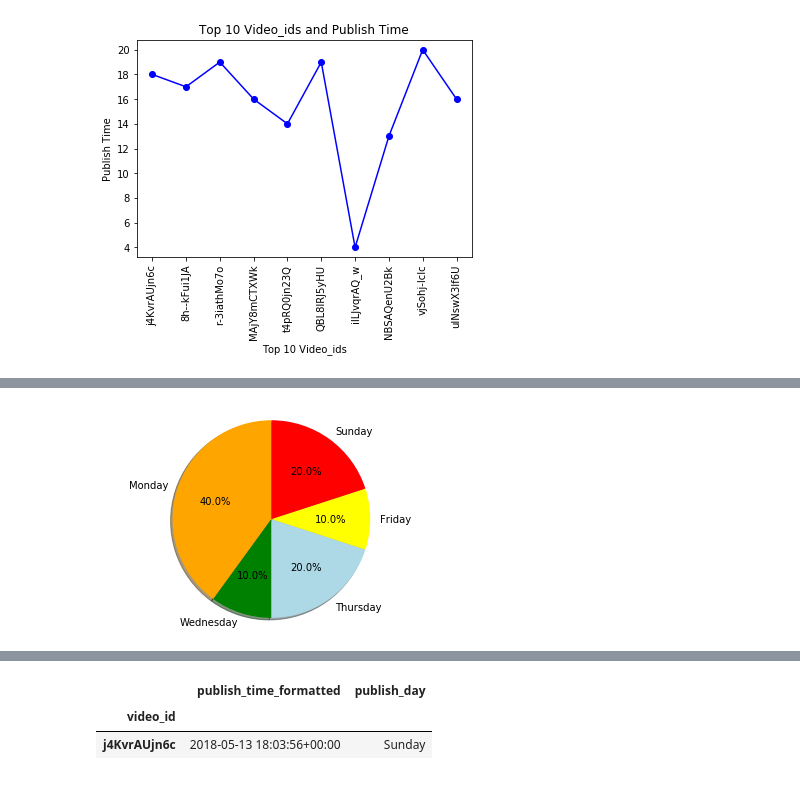
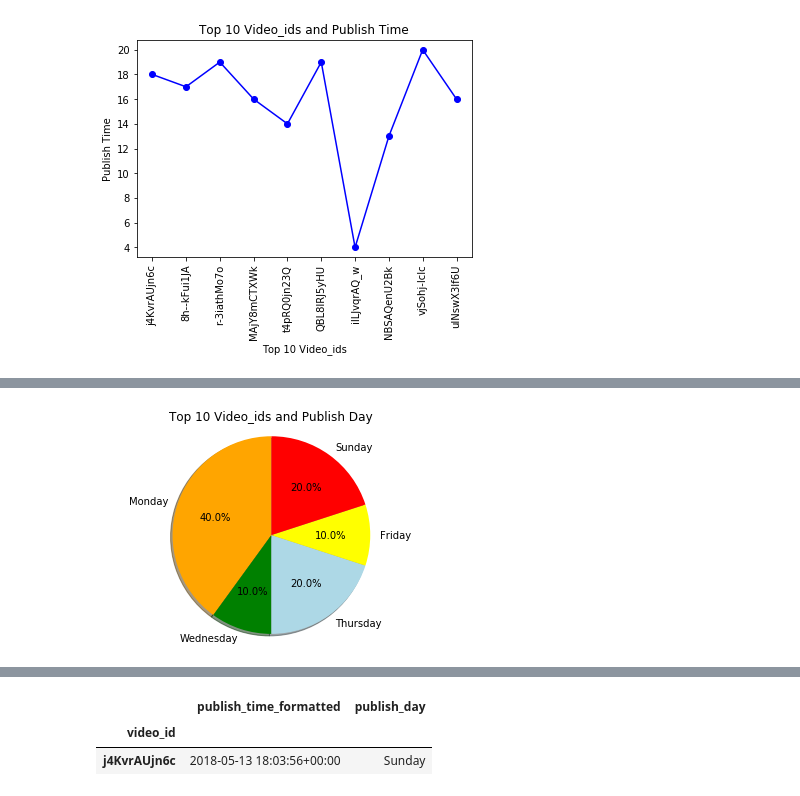
Before and after one commit to kimco2/project_1_misison_youtube, a Jupyter notebook: US_youtube_release_time_day.ipynb, the cells around one changed output, grey strips where cells are left out. Cells and saved outputs as stored; diff of their text form; code cells hidden in the pictures.

```diff
--- a/US_youtube_release_time_day.ipynb
+++ b/US_youtube_release_time_day.ipynb
@@ -94,7 +321,8 @@ plt.show()
 # %%
 video_id = ["j4KvrAUjn6c","8h--kFui1JA", "r-3iathMo7o", "MAjY8mCTXWk", "t4pRQ0jn23Q", "QBL8IRJ5yHU", "iILJvqrAQ_w", "NBSAQenU2Bk", "vjSohj-Iclc", "ulNswX3If6U"]
 publish_day = ["Sunday", "Wednesday", "Sunday", "Monday", "Monday","Monday", "Friday", "Monday", "Thursday", "Thursday"]
-
+category_name = ["Entertainment","Music","Science & Technology","Howto & Style","Film & Animation"]
+category_count = [2,3,2,1,2]
 days =[ "Monday","Wednesday", "Thursday","Friday","Sunday",]
-day_count = [4, 1, 2, 1, 2]
-colours = ["orange","green","lightblue","yellow","red"]
+day_count = [4, 1, 2, 1, 2, ]
+colors = ["orange","green","lightblue","yellow","red"]
@@ -101,8 +341,9 @@ colours = ["orange","green","lightblue","yellow","red"]
 # %%
-plt.pie(day_count, labels=days, colors=colours,
+plt.pie(day_count, labels=days, colors=colors,
         autopct="%1.1f%%", shadow=True, startangle=90)
 # plt.patch.set_facecolor("white")
 plt.axis("equal")
+plt.title("Top 10 Video_ids and Publish Day")
 plt.show()
 # %% [output]
-[figure, old version]
+[figure, new version]
```
Also changed, not shown: parts of 38 cells of this notebook.
